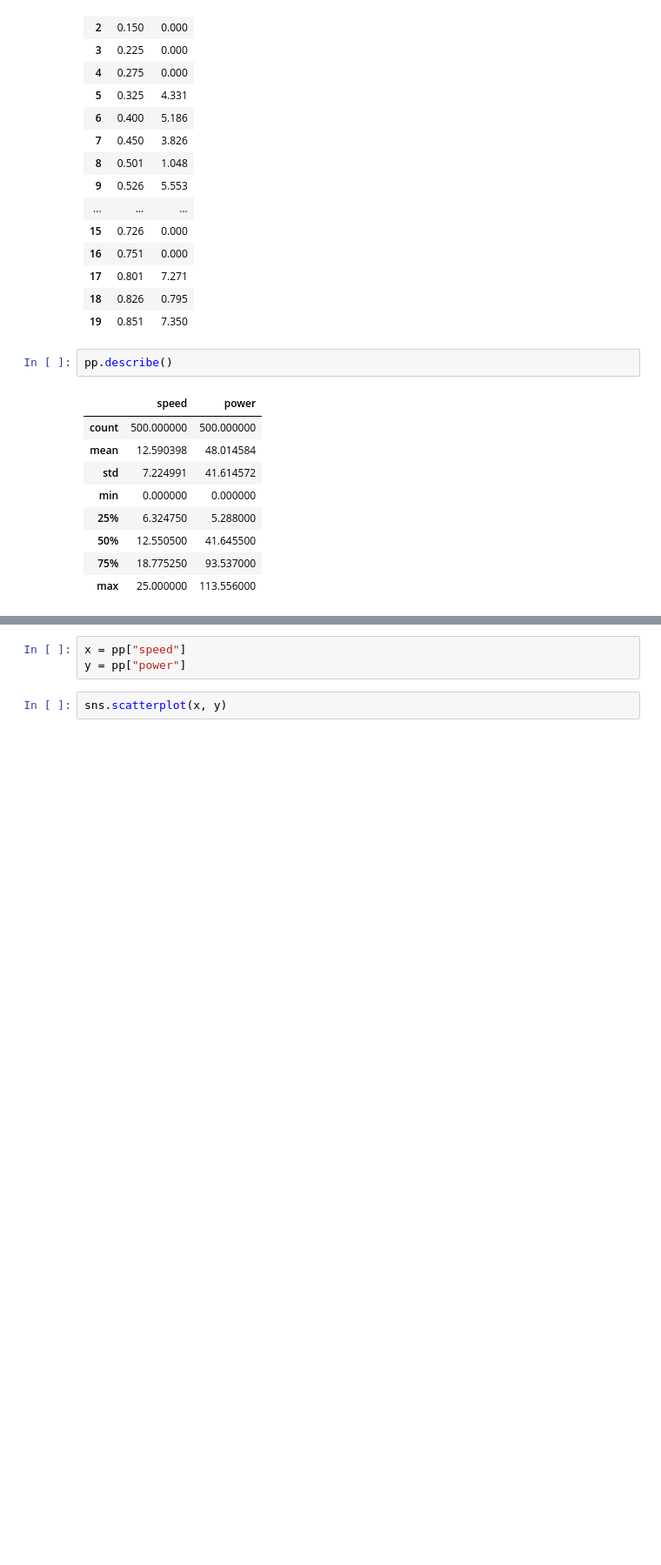
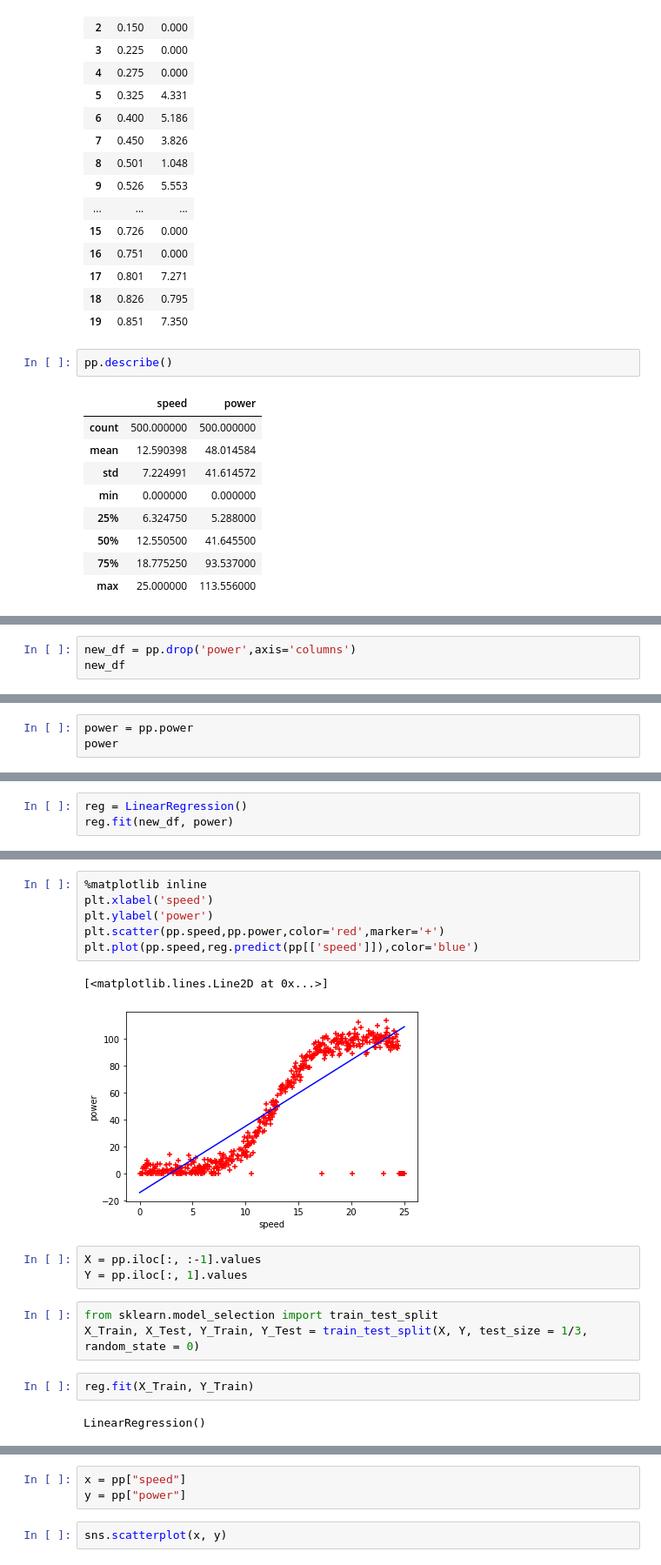
Before and after one commit to colm-o-caoimh/RegressionAnalysis, a Jupyter notebook: power_production.ipynb, the cells around one changed output, grey strips where cells are left out. Shown at 87% size. Drawn from its saved outputs; the diff is of its cells as text; blank space fills up the shorter version.

Commit message:
Experimented with train_test_split and fit line to data

```diff
--- a/power_production.ipynb
+++ b/power_production.ipynb
@@ -41,0 +51,3 @@ pp.describe()
+# %%
+new_df = pp.drop('power',axis='columns')
+new_df
@@ -41,0 +72,3 @@ pp.describe()
+# %%
+power = pp.power
+power
@@ -41,0 +88,3 @@ pp.describe()
+# %%
+reg = LinearRegression()
+reg.fit(new_df, power)
@@ -41,0 +136,19 @@ pp.describe()
+# %%
+%matplotlib inline
+plt.xlabel('speed')
+plt.ylabel('power')
+plt.scatter(pp.speed,pp.power,color='red',marker='+')
+plt.plot(pp.speed,reg.predict(pp[['speed']]),color='blue')
+# %% [output]
+[<matplotlib.lines.Line2D at 0x...>]
+[figure, added]
+# %%
+X = pp.iloc[:, :-1].values
+Y = pp.iloc[:, 1].values
+# %%
+from sklearn.model_selection import train_test_split
+X_Train, X_Test, Y_Train, Y_Test = train_test_split(X, Y, test_size = 1/3, random_state = 0)
+# %%
+reg.fit(X_Train, Y_Train)
+# %% [output]
+LinearRegression()
```
Also changed, not shown: parts of 35 cells of this notebook.
